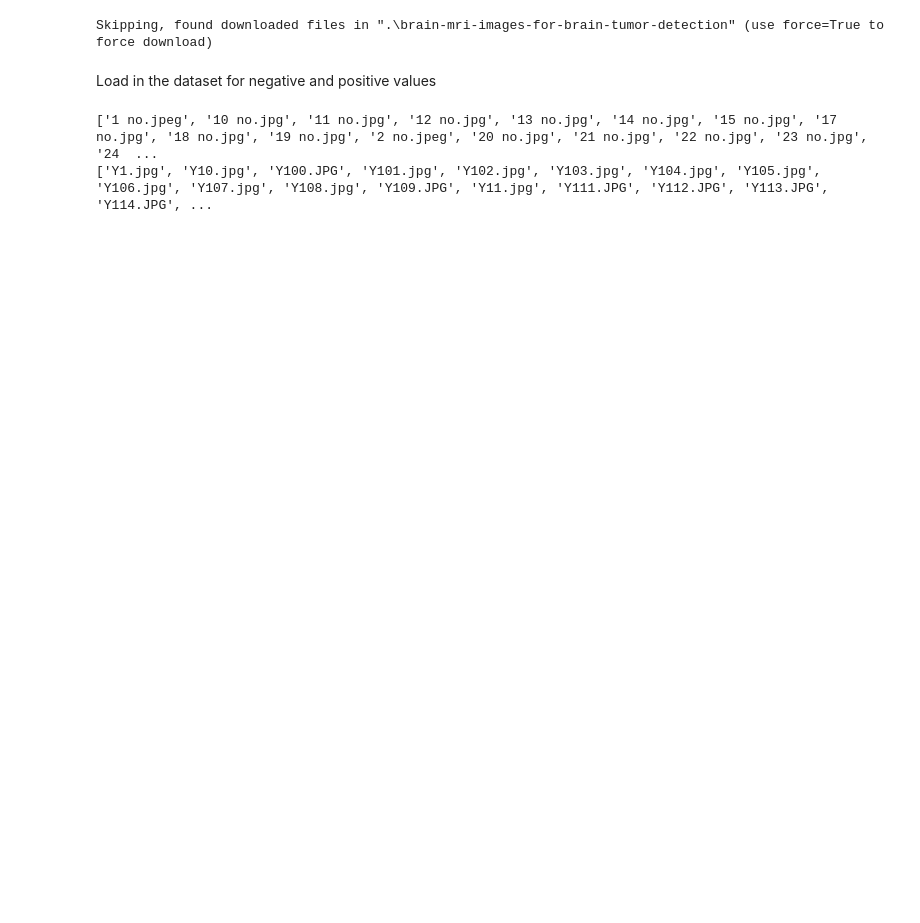
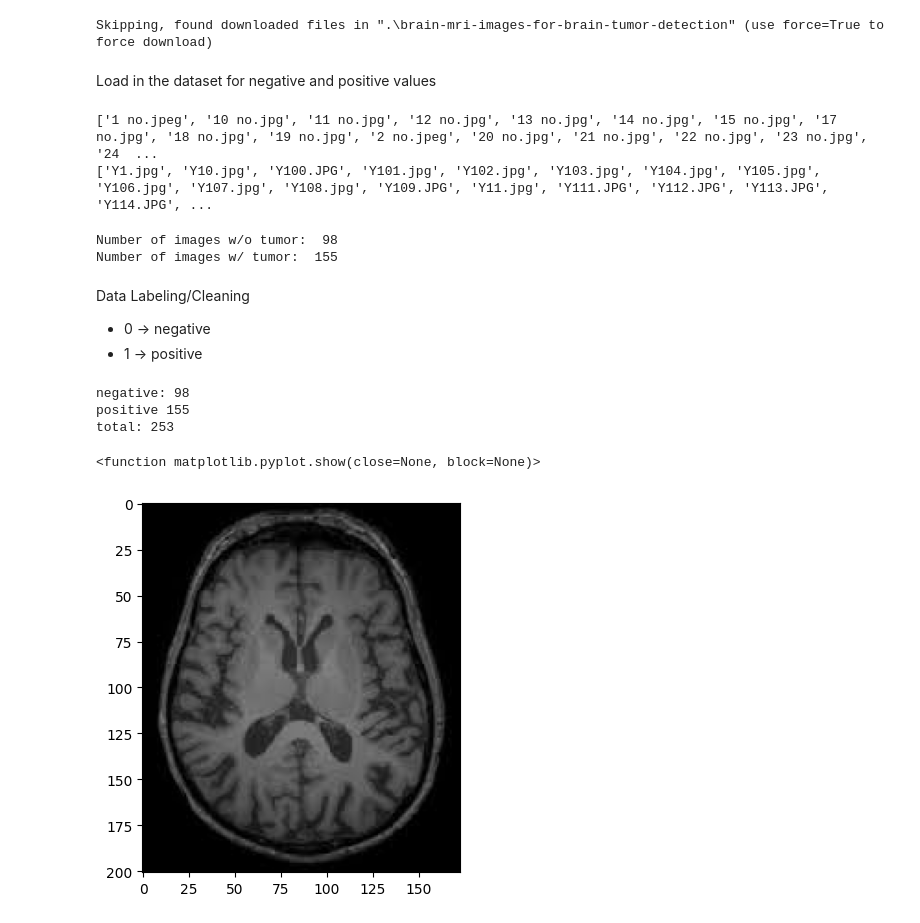
Before and after one commit to aadhirsandeep/EarlyDiseaseDetectionModel, a Jupyter notebook: Brain Tumor Detection ML Notebook.ipynb, the cells around one changed output. Drawn from its saved outputs; the diff is of its cells as text; code cells hidden in the pictures; blank space fills up the shorter version.

```diff
--- a/Brain Tumor Detection ML Notebook.ipynb
+++ b/Brain Tumor Detection ML Notebook.ipynb
@@ -25,3 +23,35 @@ print(yes_tumor)
 # %% [output]
 ['1 no.jpeg', '10 no.jpg', '11 no.jpg', '12 no.jpg', '13 no.jpg', '14 no.jpg', '15 no.jpg', '17 no.jpg', '18 no.jpg', '19 no.jpg', '2 no.jpeg', '20 no.jpg', '21 no.jpg', '22 no.jpg', '23 no.jpg', '24  ...
 ['Y1.jpg', 'Y10.jpg', 'Y100.JPG', 'Y101.jpg', 'Y102.jpg', 'Y103.jpg', 'Y104.jpg', 'Y105.jpg', 'Y106.jpg', 'Y107.jpg', 'Y108.jpg', 'Y109.JPG', 'Y11.jpg', 'Y111.JPG', 'Y112.JPG', 'Y113.JPG', 'Y114.JPG', ...
+# %%
+print('Number of images w/o tumor: ', len(no_tumor))
+print('Number of images w/ tumor: ', len(yes_tumor))
+# %% [output]
+Number of images w/o tumor:  98
+Number of images w/ tumor:  155
+# %% [markdown]
+Data Labeling/Cleaning
+
+- 0 -> negative
+- 1 -> positive
+# %%
+tumor_labels = [1]*98
+without_tumor_labels = [0]*155
+
+print('negative:', len(tumor_labels))
+print('positive', len(without_tumor_labels))
+
+total_labels = tumor_labels + without_tumor_labels
+print('total:', len(total_labels))
+# %% [output]
+negative: 98
+positive 155
+total: 253
+# %%
+#Sample image without tumor:
+img = mping.imread('C:/Users/Sande/OneDrive/Desktop/CS_Projects/brain-mri-images-for-brain-tumor-detection/brain_tumor_dataset/no/10 no.jpg')
+imgplot = plt.imshow(img)
+plt.show
+# %% [output]
+<function matplotlib.pyplot.show(close=None, block=None)>
+[figure, added]
```
Also changed, not shown: parts of 5 cells of this notebook.
